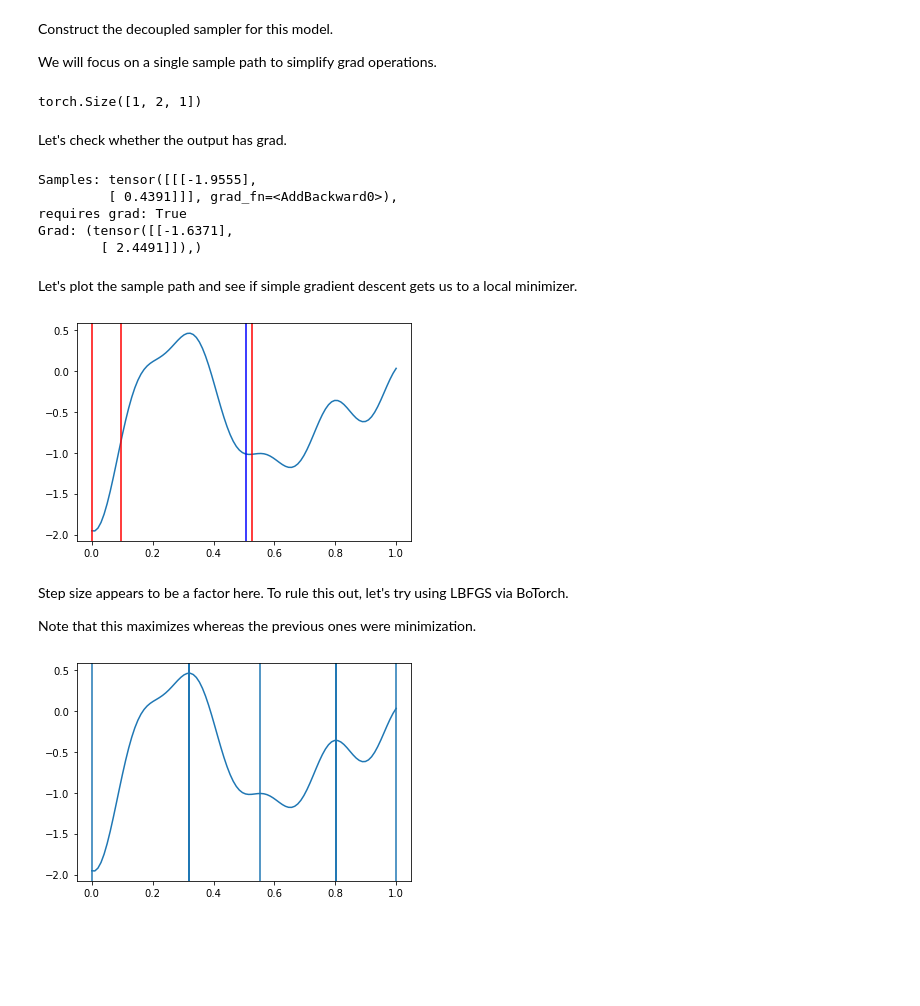
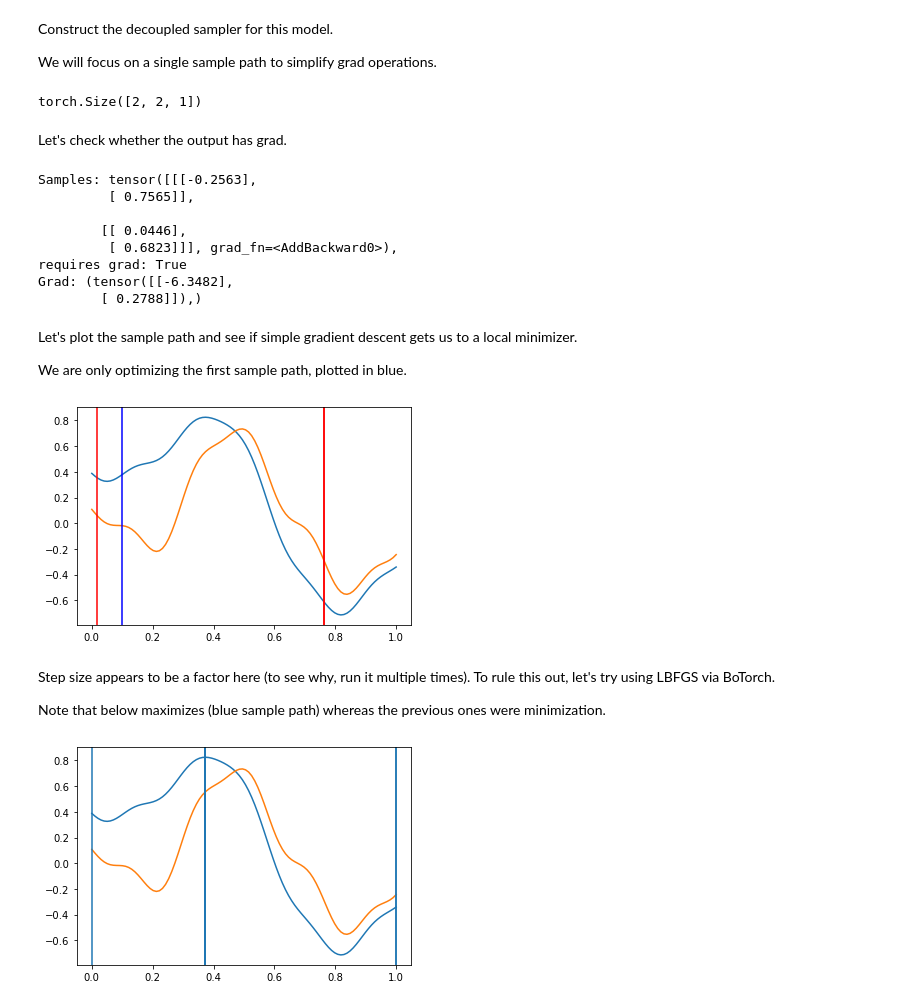
Before and after one commit to saitcakmak/gp-sampling, a Jupyter notebook: notebooks/optimize_ds_sample_paths_w_grad.ipynb, the cells around one changed output. Saved outputs shown, nothing was run; the diff lists cells and outputs as text; code cells hidden in the pictures; blank space fills up the shorter version.

Commit message:
update sample path optimization notebook

```diff
--- a/notebooks/optimize_ds_sample_paths_w_grad.ipynb
+++ b/notebooks/optimize_ds_sample_paths_w_grad.ipynb
@@ -29,17 +30,18 @@ Construct the decoupled sampler for this model.
 We will focus on a single sample path to simplify grad operations.
 # %%
 from gp_sampling import decoupled_sampler
+num_samples = 2
 
 ds = decoupled_sampler(
     model=model,
-    sample_shape=torch.Size([1]),
+    sample_shape=torch.Size([num_samples]),
     num_basis=256,
 )
 
 # dummy test
 print(ds(torch.rand(2, dim, device=device)).shape)
 # %% [output]
-torch.Size([1, 2, 1])
+torch.Size([2, 2, 1])
 # %% [markdown]
 Let's check whether the output has grad.
 # %%
@@ -52,67 +54,79 @@ print(f"Samples: {samples}, \n"
 grad = torch.autograd.grad(samples.sum(), test_X)
 print(f"Grad: {grad}")
 # %% [output]
-Samples: tensor([[[-1.9555],
-         [ 0.4391]]], grad_fn=<AddBackward0>),
+Samples: tensor([[[-0.2563],
+         [ 0.7565]],
+
+        [[ 0.0446],
+         [ 0.6823]]], grad_fn=<AddBackward0>),
 requires grad: True
-Grad: (tensor([[-1.6371],
-        [ 2.4491]]),)
+Grad: (tensor([[-6.3482],
+        [ 0.2788]]),)
 # %% [markdown]
 Let's plot the sample path and see if simple gradient descent gets us to a local
 minimizer.
+
+We are only optimizing the first sample path, plotted in blue.
 # %%
 import matplotlib.pyplot as plt
 
 if dim != 1:
     raise RuntimeError("Cannot plot sample paths with dim > 1!")
 
 plot_X = torch.linspace(0, 1, 100).to(device).reshape(-1, 1)
-plot_Y = ds(plot_X).reshape(-1, 1)
-plt.plot(
-    plot_X.detach().cpu(), plot_Y.detach().cpu()
-)
+plot_Y = ds(plot_X)
+for i in range(num_samples):
+    plt.plot(
+        plot_X.detach().cpu(), plot_Y[i].detach().cpu()
+    )
 
 X = torch.rand(1, 1, device=device, requires_grad=True)
 lr = 0.05
 
 for i in range(1000):
-    Y = ds(X)
+    Y = ds(X)[0]
     g = torch.autograd.grad(Y, X)[0]
     X = X - lr * g
     X = X.clamp(0, 1)
 
 plt.axvline(X.detach().cpu(), c="b")
 
 # How about multi-start SGD?
 
 X = torch.rand(3, 1, device=device, requires_grad=True)
 
 for i in range(1000):
-    Y = ds(X)
+    Y = ds(X)[0]
     g = torch.autograd.grad(Y.sum(), X)[0]
     X = X - lr * g
     X = X.clamp(0, 1)
 
 for x_ in X:
     plt.axvline(x_.detach().cpu(), c="r")
 # %% [output]
-[figure, old version]
+[figure, new version]
 # %% [markdown]
-Step size appears to be a factor here. To rule this out, let's try using LBFGS via
-BoTorch.
+Step size appears to be a factor here (to see why, run it multiple times). To rule this
+out, let's try using LBFGS via BoTorch.
 
-Note that this maximizes whereas the previous ones were minimization.
+Note that below maximizes (blue sample path) whereas the previous ones were minimization.
 # %%
 # plot the sample path
 plot_X = torch.linspace(0, 1, 100).to(device).reshape(-1, 1)
-plot_Y = ds(plot_X).reshape(-1, 1)
-plt.plot(
-    plot_X.detach().cpu(), plot_Y.detach().cpu()
-)
+plot_Y = ds(plot_X)
+for i in range(num_samples):
+    plt.plot(
+        plot_X.detach().cpu(), plot_Y[i].detach().cpu()
+    )
+
+def wrapper(f):
+    def wrapped(X):
+        return f(X)[0]
+    return wrapped
 
 solutions, values = botorch.gen_candidates_scipy(
     initial_conditions=torch.linspace(0, 1, 10).to(device).reshape(-1, 1),
-    acquisition_function=ds,
+    acquisition_function=wrapper(ds),
     lower_bounds=0.,
     upper_bounds=1.,
 )
@@ -120,4 +134,4 @@ solutions, values = botorch.gen_candidates_scipy(
 for x_ in solutions:
     plt.axvline(x_.detach().cpu())
 # %% [output]
-[figure, old version]
+[figure, new version]
```
Also changed, not shown: parts of 20 cells of this notebook.
